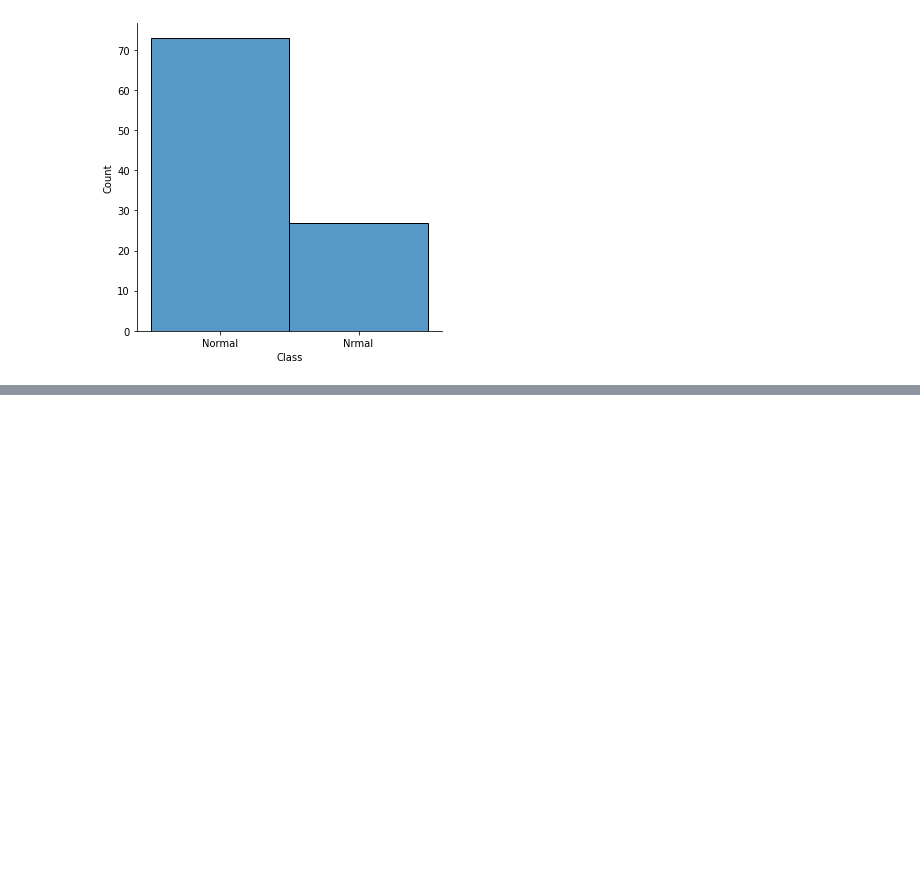
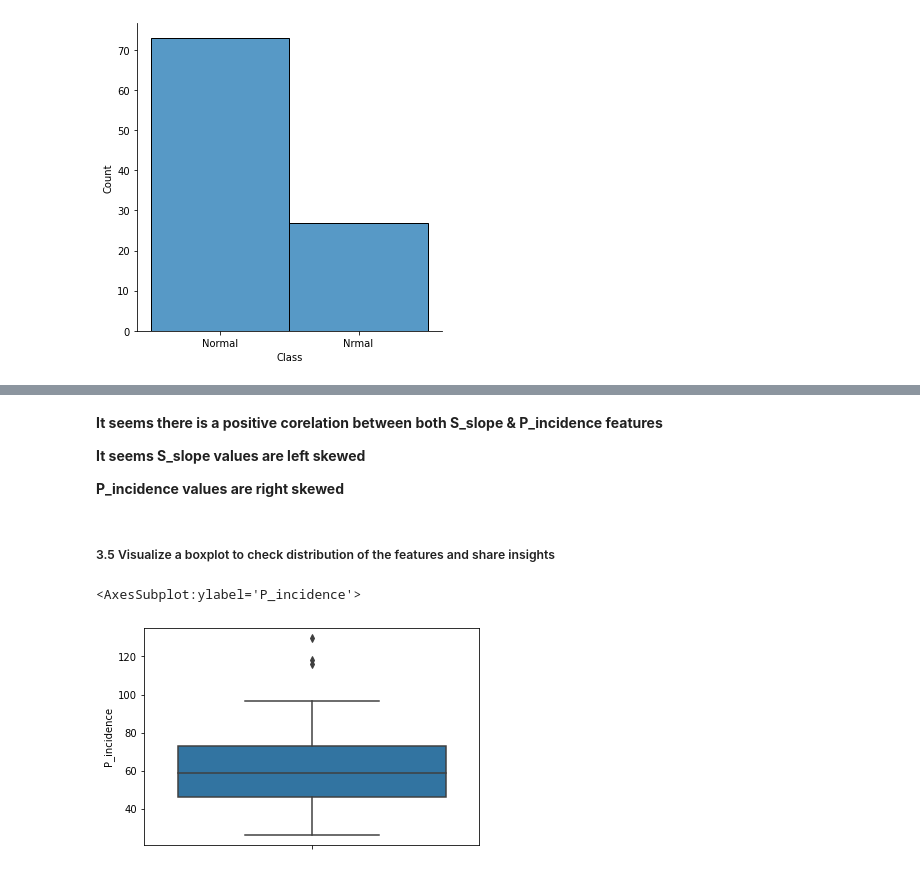
Before and after one commit to MohitBansal9013/AIML-Supervised-Learning, a Jupyter notebook: Supervised Learning Project.ipynb, the cells around one changed output, grey strips where cells are left out. Saved outputs shown, nothing was run; the diff lists cells and outputs as text; code cells hidden in the pictures; blank space fills up the shorter version.

```diff
--- a/Supervised Learning Project.ipynb
+++ b/Supervised Learning Project.ipynb
@@ -282,0 +275,14 @@ sns.jointplot(data=df, x='P_incidence', y='S_slope')
+# %% [markdown]
+<b>It seems there is a positive corelation between both S_slope & P_incidence features</b>
+
+<b>It seems S_slope values are left skewed</b>
+
+<b>P_incidence values are right skewed</b>
+# %% [markdown]
+##### 3.5 Visualize a boxplot to check distribution of the features and share insights
+# %%
+# P_Incidence Feature distribution
+sns.boxplot(data=df, y="P_incidence")
+# %% [output]
+<AxesSubplot:ylabel='P_incidence'>
+[figure, added]
```
Also changed, not shown: parts of 56 cells of this notebook.
